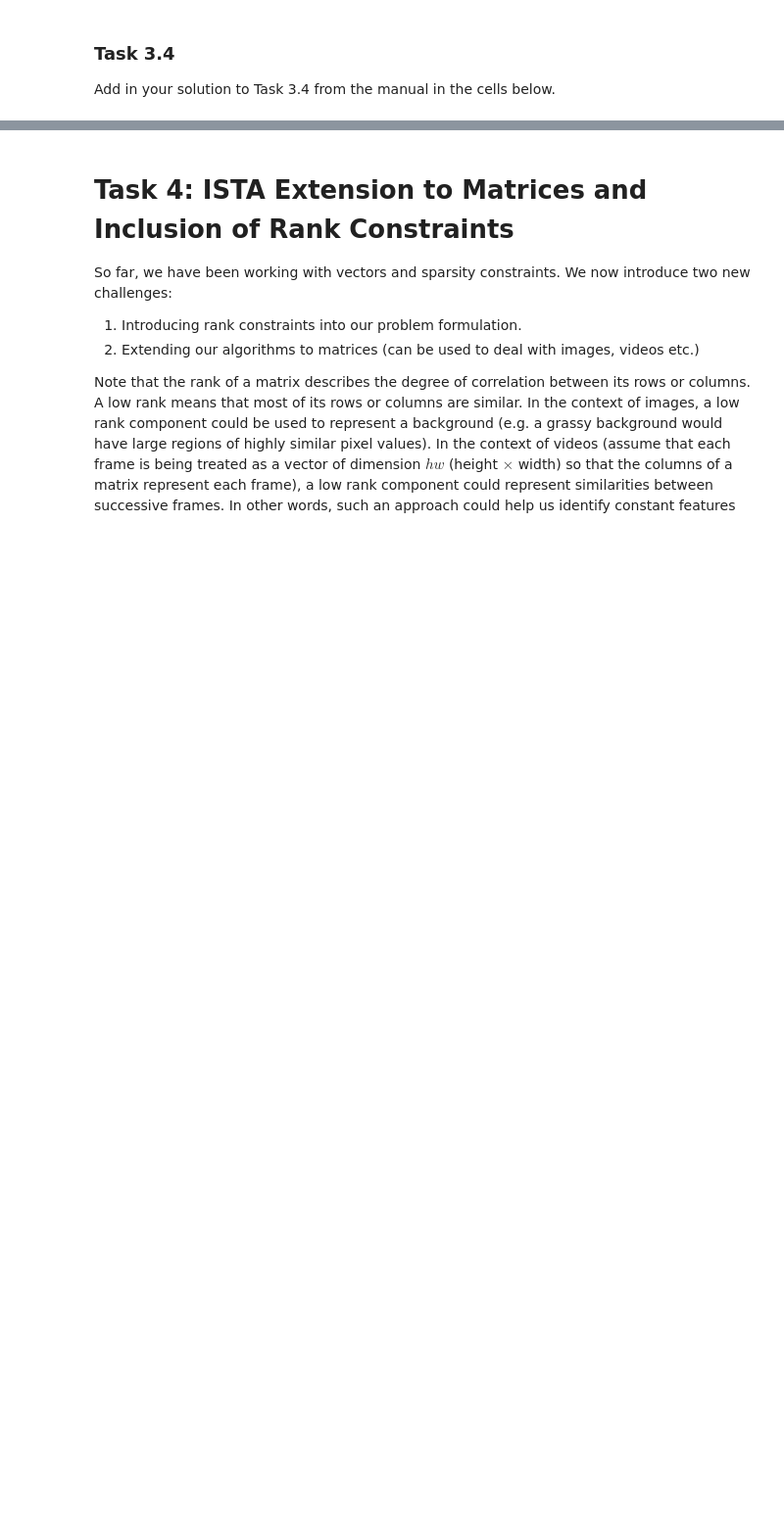
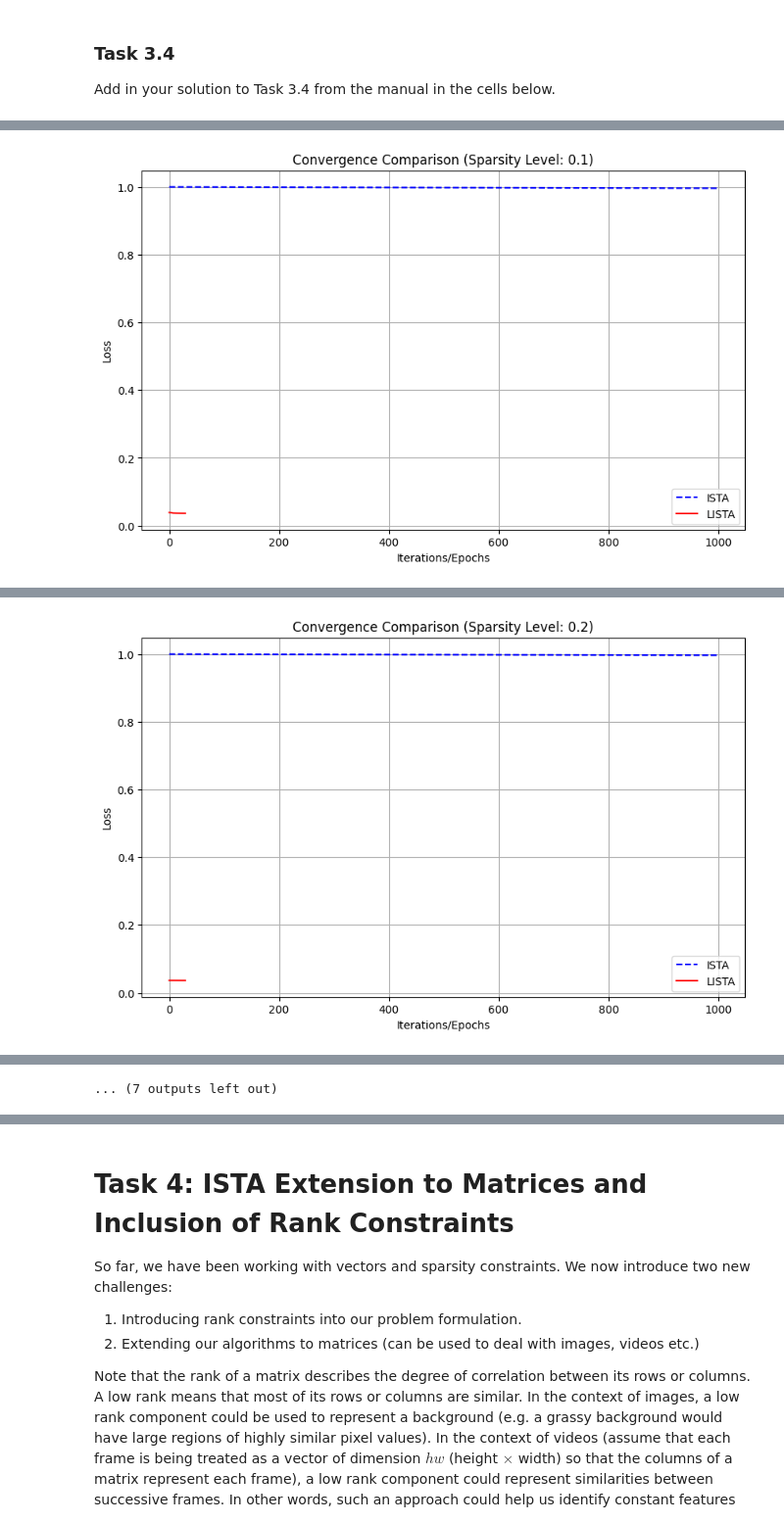
Before and after one commit to Jawamegamind/PA2-Deep-Unfolding-Unrolling, a Jupyter notebook: ATML Assignment 2.ipynb, the cells around one changed output, grey strips where cells are left out. Shown at 98% size. Drawn from its saved outputs; the diff is of its cells as text; code cells hidden in the pictures; blank space fills up the shorter version.

```diff
--- a/ATML Assignment 2.ipynb
+++ b/ATML Assignment 2.ipynb
@@ -1352,13 +1375,15 @@ Epoch: [30/30], Loss: 0.1504
 
 Add in your solution to Task 3.4 from the manual in the cells below.
 # %%
+import torch
+import torch.nn as nn
+import torch.optim as optim
 import numpy as np
 import matplotlib.pyplot as plt
 import pandas as pd
 from tabulate import tabulate
 
-import numpy as np
-
+# Function to perform ISTA
 def ista(A, x, lambd, max_iter):
     """
     Perform ISTA with normalization and eigenvalue-based step size alpha.
@@ -1407,11 +1432,6 @@ def ista(A, x, lambd, max_iter):
         # Apply soft-thresholding
         z = soft_thresholding(gradient_step, lambd / (2 * alpha))
 
-        # Check for NaN values in z and break if found
-        if np.isnan(z).any():
-            print(f"NaN detected in z at iteration {i}. Exiting iteration.")
-            break
-
         # Compute reconstruction loss ||x - Az||^2
         reconstruction_loss = np.linalg.norm(x - A @ z) ** 2
 
@@ -1421,17 +1441,13 @@ def ista(A, x, lambd, max_iter):
         # Total loss
         total_loss = reconstruction_loss + sparse_loss
 
-        # Check for NaN values in losses
-        if np.isnan(total_loss):
-            print(f"NaN detected in total_loss at iteration {i}. Exiting iteration.")
-            break
-
         # Store the loss values for visualization
         loss_history_reconstruction.append(reconstruction_loss)
         loss_history_sparse.append(sparse_loss)
         loss_history_combined.append(total_loss)
 
     return z, loss_history_combined, loss_history_reconstruction, loss_history_sparse
+
 
 # Function to train LISTA
 def train(model, train_loader, loss_fn, optimizer, configs):
@@ -1454,6 +1470,7 @@ def train(model, train_loader, loss_fn, optimizer, configs):
     # Return the loss history so it can be used for comparison
     return loss_history
 
+
 # Function to generate sparse signals with controlled sparsity level
 def generate_sparse_signals(size, sparsity_level):
     z = np.random.randn(size)
@@ -1461,12 +1478,29 @@ def generate_sparse_signals(size, sparsity_level):
     z = z * mask  # Apply the mask to enforce sparsity
     return z
 
+
 # Sparsity levels to test
 sparsity_levels = [0.1, 0.2, 0.3, 0.4, 0.5, 0.6, 0.7, 0.8, 0.9]
 signal_size = 100
 max_iter = 1000
 lambd = 0.1
-# alpha = 1.0
+
+# Plotting function to compare ISTA and LISTA convergence
+def compare_convergence(ista_losses, lista_losses, sparsity_level):
+    """
+    Compare the convergence of ISTA and LISTA by plotting their losses over iterations.
+    """
+    plt.figure(figsize=(10, 6))
+    plt.plot(ista_losses, label='ISTA', color='blue', linestyle='--')
+    plt.plot(lista_losses, label='LISTA', color='red', linestyle='-')
+
+    plt.xlabel('Iterations/Epochs')
+    plt.ylabel('Loss')
+    plt.title(f'Convergence Comparison (Sparsity Level: {sparsity_level})')
+    plt.legend()
+    plt.grid(True)
+    plt.show()
+
 
 # Initialize results table to store the comparison between ISTA and LISTA
 results_table = []
@@ -1485,9 +1519,12 @@ for sparsity_level in sparsity_levels:
     z_ista, loss_combined_ista, loss_reconstruction_ista, loss_sparse_ista = ista(A, x, lambd, max_iter)
     avg_loss_ista = np.mean(loss_combined_ista)  # Calculate average loss for ISTA
 
-    # Run LISTA
+    # Run LISTA (using the model and configs from your earlier setup)
     lista_loss_history = train(model_unfolded, train_loader, L1, optimizer, configs_unfolded)
     avg_loss_lista = np.mean(lista_loss_history)  # Calculate average loss for LISTA
+
+    # Plot convergence comparison for this sparsity level
+    compare_convergence(loss_combined_ista, lista_loss_history, sparsity_level)
 
     # Append results to the table
     results_table.append({
@@ -1521,0 +1559 @@ Epoch: [11/30], Loss: 0.0348
+[figure, added]
@@ -1521,0 +1577 @@ Epoch: [11/30], Loss: 0.0348
+[figure, added]
@@ -1521,0 +1650 @@ Epoch: [11/30], Loss: 0.0348
+... (7 outputs left out)
```
Also changed, not shown: parts of 12 cells of this notebook.
